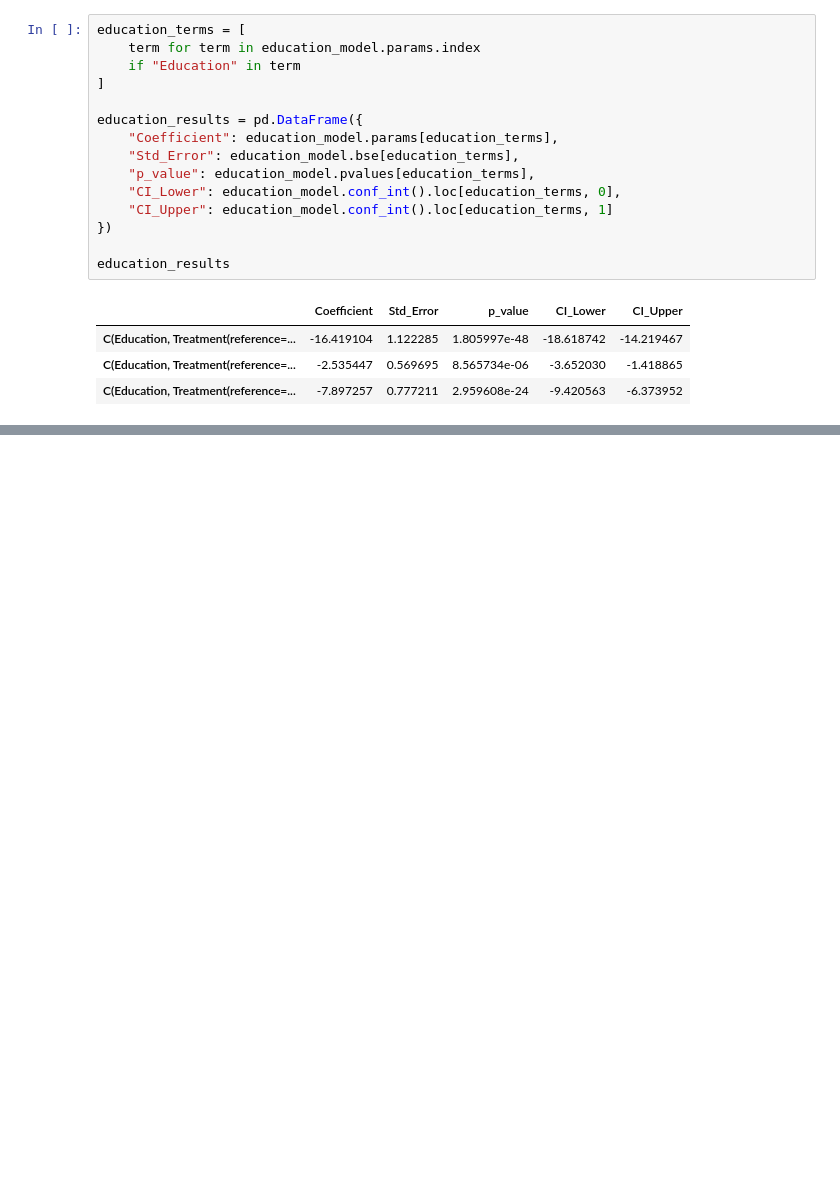
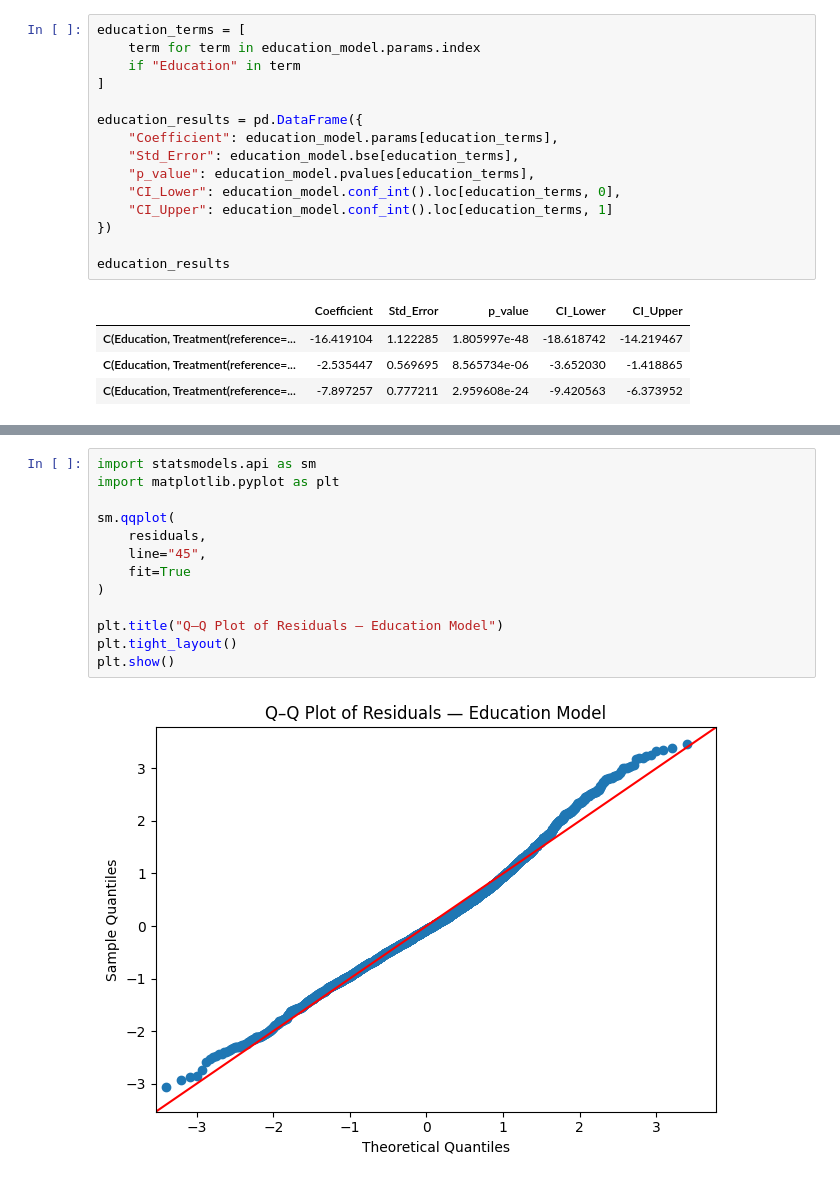
Before and after one commit to Wadhare-Isaac/Understanding-Attitudes-Toward-Violence-Against-Women-and-Girls, a Jupyter notebook: Notebook/Gender Analysis.ipynb, the cells around one changed output, grey strips where cells are left out. Saved outputs shown, nothing was run; the diff lists cells and outputs as text; blank space fills up the shorter version.

```diff
--- a/Notebook/Gender Analysis.ipynb
+++ b/Notebook/Gender Analysis.ipynb
@@ -3479,0 +3985,15 @@ NameError: name 'fit_demographic_model' is not defined
+# %%
+import statsmodels.api as sm
+import matplotlib.pyplot as plt
+
+sm.qqplot(
+    residuals,
+    line="45",
+    fit=True
+)
+
+plt.title("Q–Q Plot of Residuals — Education Model")
+plt.tight_layout()
+plt.show()
+# %% [output]
+[figure, added]
```
Also changed, not shown: parts of 27 cells of this notebook.
